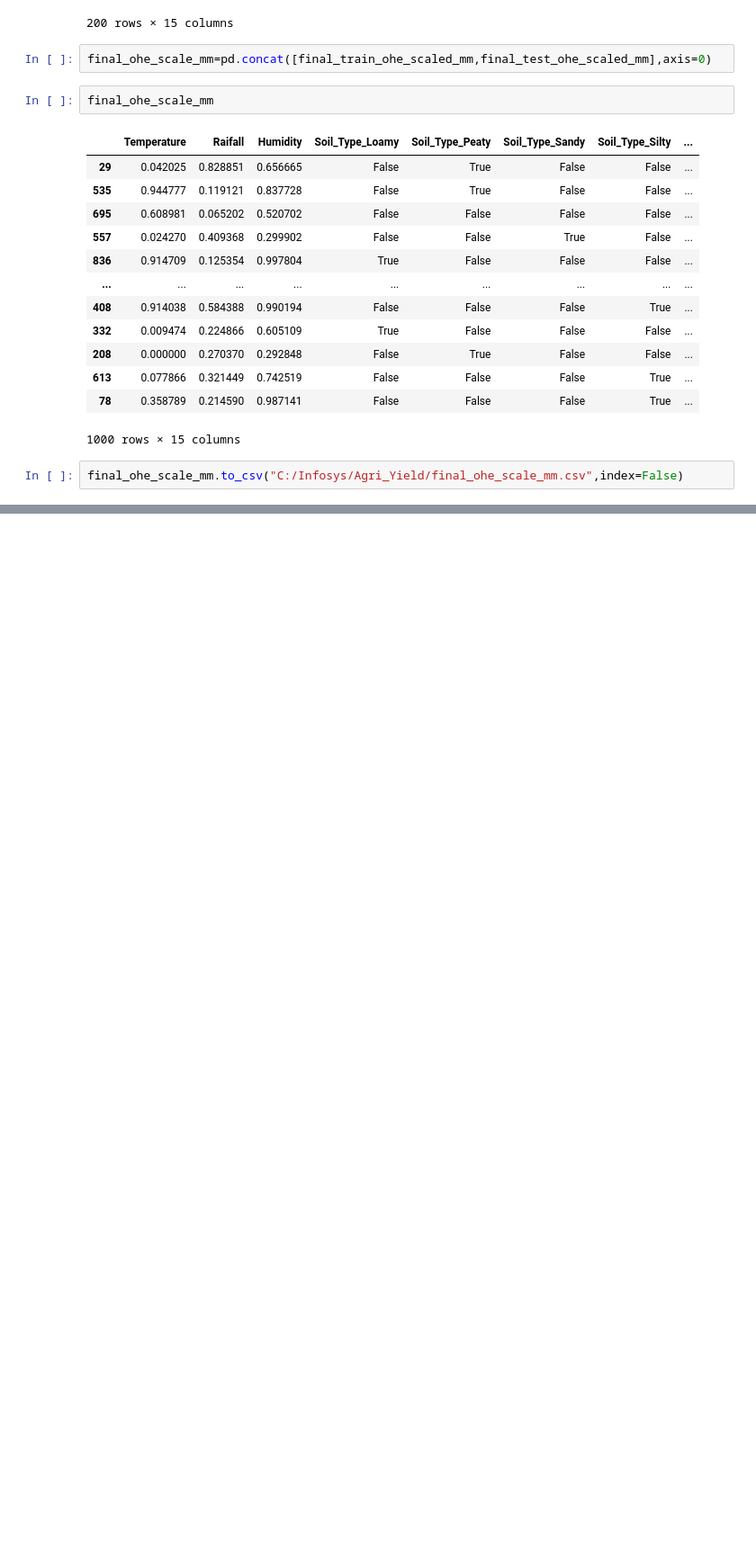
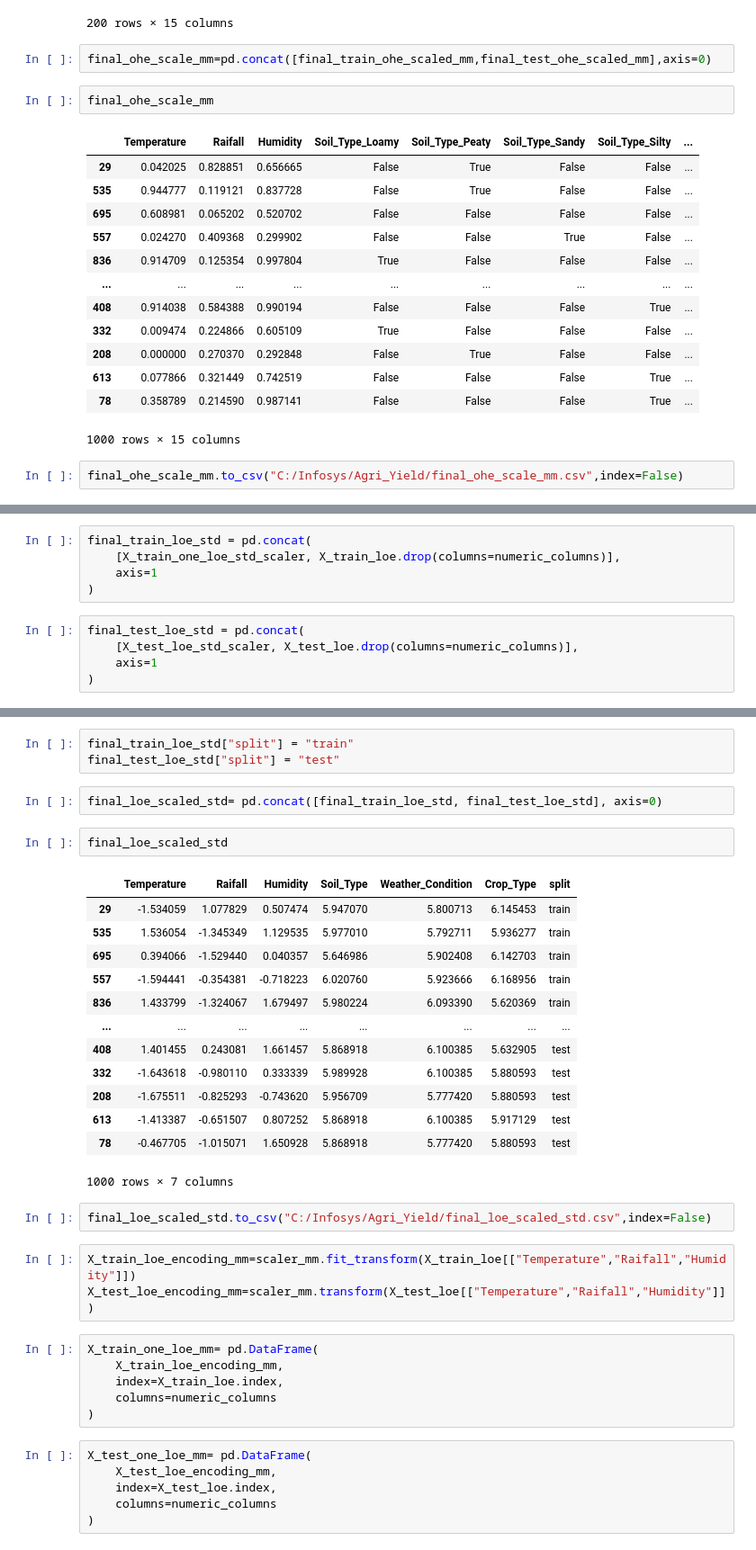
Before and after one commit to kruthikakkamgari/AgriYield_Predictor, a Jupyter notebook: preproessiong.ipynb, the cells around one changed output, grey strips where cells are left out. Shown at 90% size. Drawn from its saved outputs; the diff is of its cells as text; blank space fills up the shorter version.

```diff
--- a/preproessiong.ipynb
+++ b/preproessiong.ipynb
@@ -525,0 +575,10 @@ df_load.iloc[795:805]
+# %%
+final_train_loe_std = pd.concat(
+    [X_train_one_loe_std_scaler, X_train_loe.drop(columns=numeric_columns)],
+    axis=1
+)
+# %%
+final_test_loe_std = pd.concat(
+    [X_test_loe_std_scaler, X_test_loe.drop(columns=numeric_columns)],
+    axis=1
+)
@@ -525,0 +617,38 @@ df_load.iloc[795:805]
+# %%
+final_train_loe_std["split"] = "train"
+final_test_loe_std["split"] = "test"
+# %%
+final_loe_scaled_std= pd.concat([final_train_loe_std, final_test_loe_std], axis=0)
+# %%
+final_loe_scaled_std
+# %% [output]
+|  | Temperature | Raifall | Humidity | Soil_Type | Weather_Condition | Crop_Type | split |
+| 29 | -1.534059 | 1.077829 | 0.507474 | 5.947070 | 5.800713 | 6.145453 | train |
+| 535 | 1.536054 | -1.345349 | 1.129535 | 5.977010 | 5.792711 | 5.936277 | train |
+| 695 | 0.394066 | -1.529440 | 0.040357 | 5.646986 | 5.902408 | 6.142703 | train |
+| 557 | -1.594441 | -0.354381 | -0.718223 | 6.020760 | 5.923666 | 6.168956 | train |
+| 836 | 1.433799 | -1.324067 | 1.679497 | 5.980224 | 6.093390 | 5.620369 | train |
+| ... | ... | ... | ... | ... | ... | ... | ... |
+| 408 | 1.401455 | 0.243081 | 1.661457 | 5.868918 | 6.100385 | 5.632905 | test |
+| 332 | -1.643618 | -0.980110 | 0.333339 | 5.989928 | 6.100385 | 5.880593 | test |
+| 208 | -1.675511 | -0.825293 | -0.743620 | 5.956709 | 5.777420 | 5.880593 | test |
+| 613 | -1.413387 | -0.651507 | 0.807252 | 5.868918 | 6.100385 | 5.917129 | test |
+| 78 | -0.467705 | -1.015071 | 1.650928 | 5.868918 | 5.777420 | 5.880593 | test |
+1000 rows × 7 columns
+# %%
+final_loe_scaled_std.to_csv("C:/Infosys/Agri_Yield/final_loe_scaled_std.csv",index=False)
+# %%
+X_train_loe_encoding_mm=scaler_mm.fit_transform(X_train_loe[["Temperature","Raifall","Humidity"]])
+X_test_loe_encoding_mm=scaler_mm.transform(X_test_loe[["Temperature","Raifall","Humidity"]])
+# %%
+X_train_one_loe_mm= pd.DataFrame(
+    X_train_loe_encoding_mm,
+    index=X_train_loe.index,
+    columns=numeric_columns
+)
+# %%
+X_test_one_loe_mm= pd.DataFrame(
+    X_test_loe_encoding_mm,
+    index=X_test_loe.index,
+    columns=numeric_columns
+)
```
Also changed, not shown: parts of 25 cells of this notebook, 3 other files.
